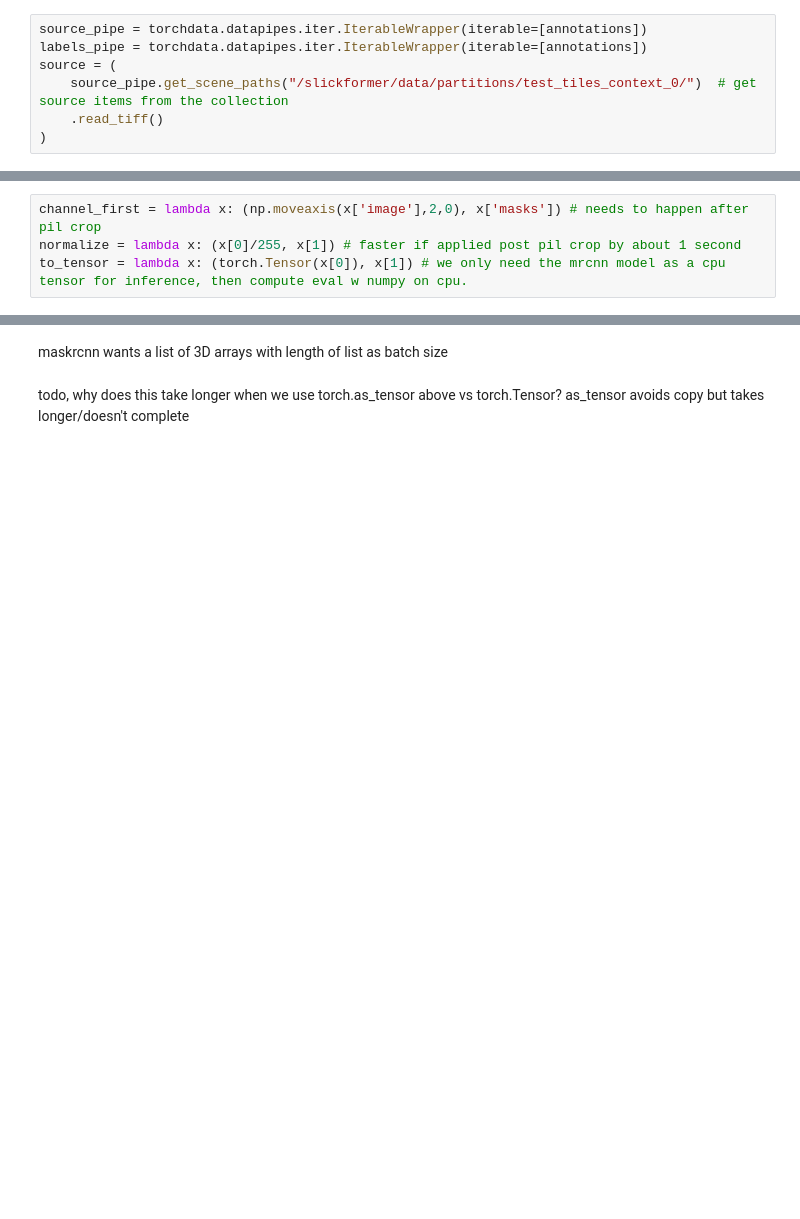
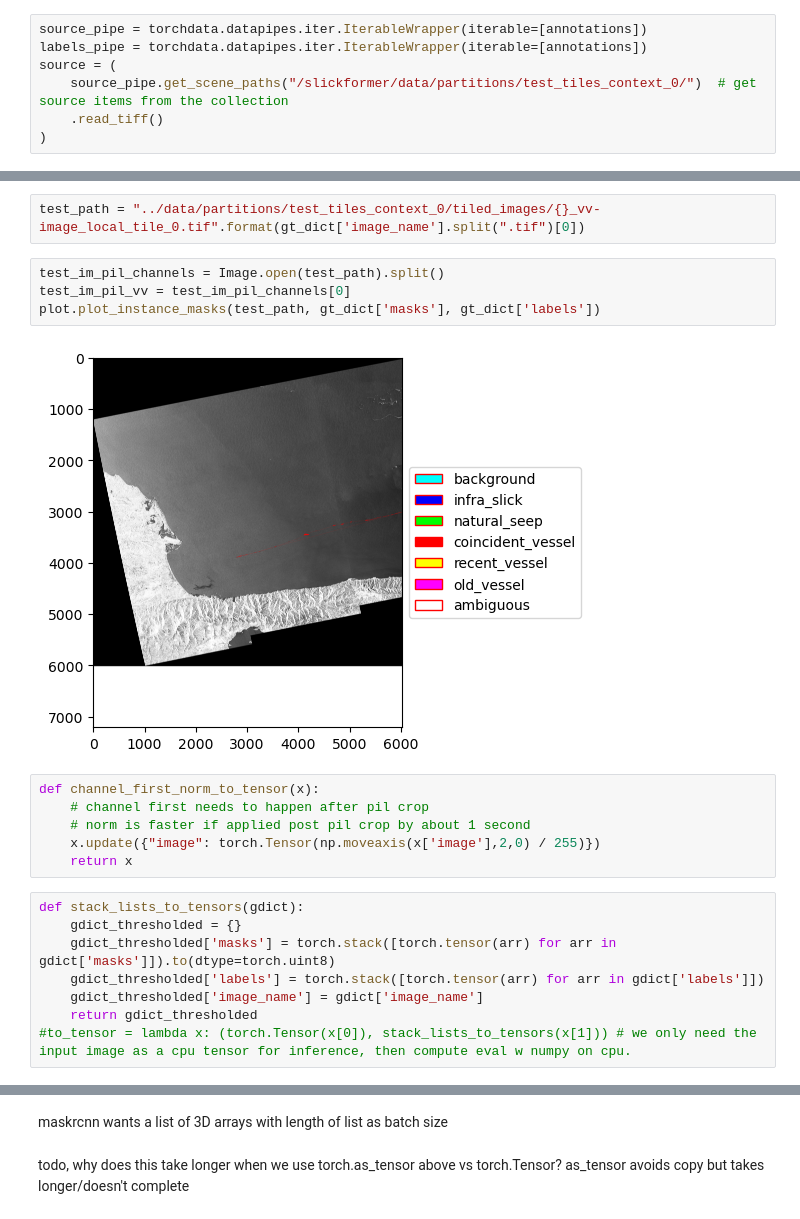
Before and after one commit to developmentseed/slickformer, a Jupyter notebook: notebooks/evaluation_mrcnn.ipynb, the cells around one changed output, grey strips where cells are left out. Cells and saved outputs as stored; diff of their text form; blank space fills up the shorter version.

```diff
--- a/notebooks/evaluation_mrcnn.ipynb
+++ b/notebooks/evaluation_mrcnn.ipynb
@@ -79,7 +67,25 @@ labels = (
+# %%
+test_path = "../data/partitions/test_tiles_context_0/tiled_images/{}_vv-image_local_tile_0.tif".format(gt_dict['image_name'].split(".tif")[0])
+# %%
+test_im_pil_channels = Image.open(test_path).split()
+test_im_pil_vv = test_im_pil_channels[0]
+plot.plot_instance_masks(test_path, gt_dict['masks'], gt_dict['labels'])
+# %% [output]
+[figure, added]
+# %%
+def channel_first_norm_to_tensor(x):
+    # channel first needs to happen after pil crop
+    # norm is faster if applied post pil crop by about 1 second
+    x.update({"image": torch.Tensor(np.moveaxis(x['image'],2,0) / 255)})
+    return x
 # %%
-channel_first = lambda x: (np.moveaxis(x['image'],2,0), x['masks']) # needs to happen after pil crop
-normalize = lambda x: (x[0]/255, x[1]) # faster if applied post pil crop by about 1 second
-to_tensor = lambda x: (torch.Tensor(x[0]), x[1]) # we only need the mrcnn model as a cpu tensor for inference, then compute eval w numpy on cpu.
+def stack_lists_to_tensors(gdict):
+    gdict_thresholded = {}
+    gdict_thresholded['masks'] = torch.stack([torch.tensor(arr) for arr in gdict['masks']]).to(dtype=torch.uint8)
+    gdict_thresholded['labels'] = torch.stack([torch.tensor(arr) for arr in gdict['labels']])
+    gdict_thresholded['image_name'] = gdict['image_name']
+    return gdict_thresholded
+#to_tensor = lambda x: (torch.Tensor(x[0]), stack_lists_to_tensors(x[1])) # we only need the input image as a cpu tensor for inference, then compute eval w numpy on cpu.
 # %%
 trn_dp, val_dp, tst_dp = (
     source.zip(labels)
```
Also changed, not shown: parts of 34 cells of this notebook, 3 other files.
